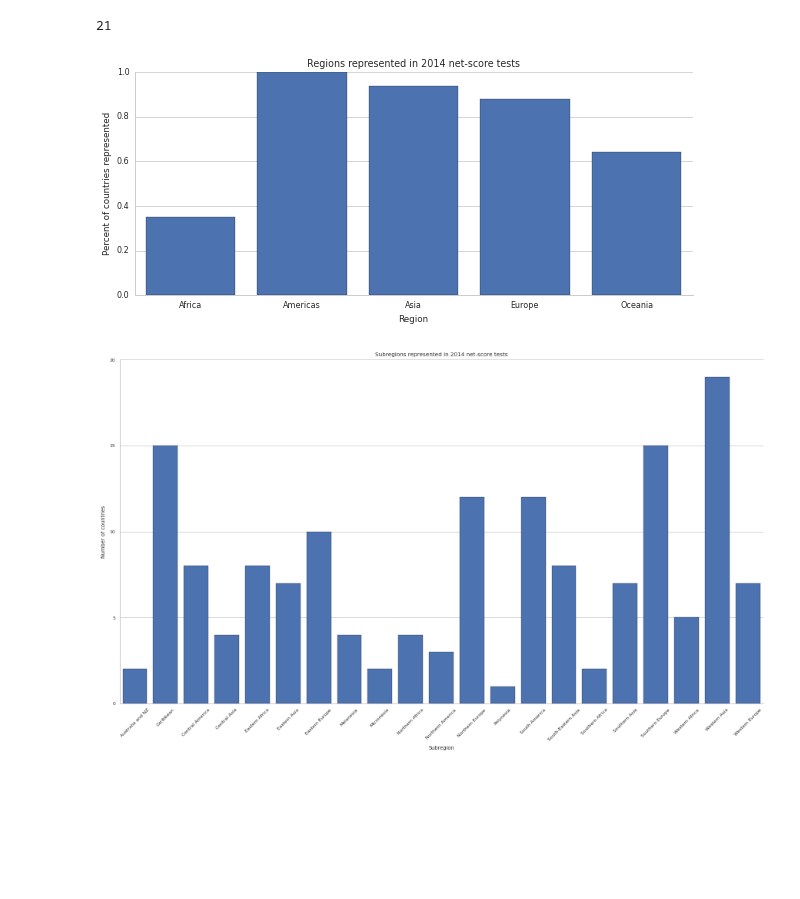
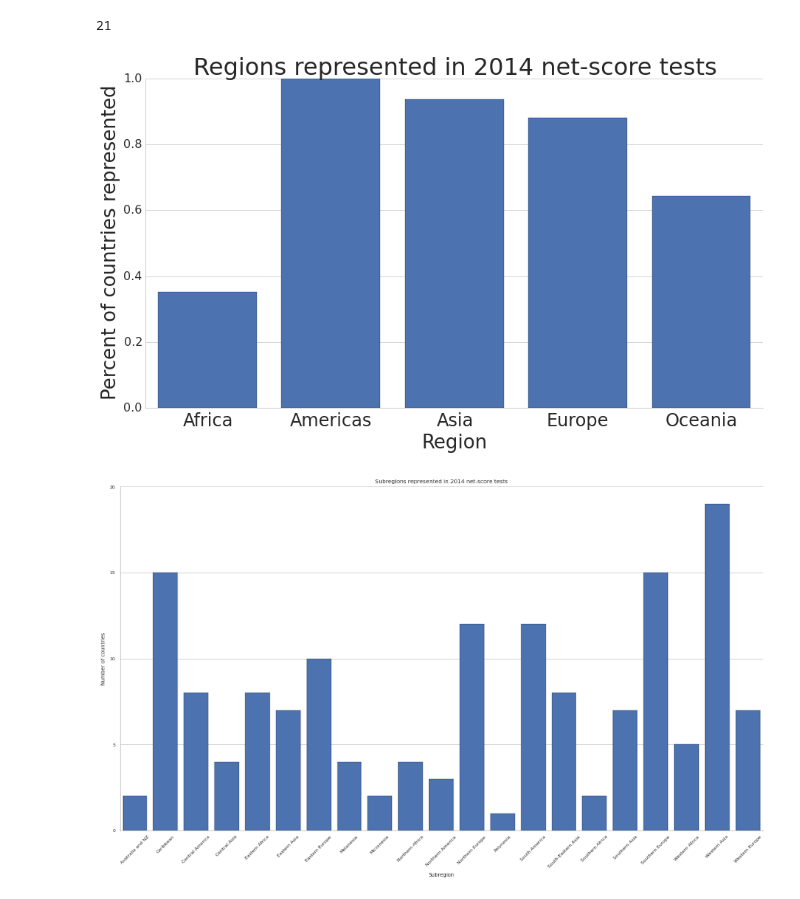
Before and after one commit to amirunpri2018/net-score, a Jupyter notebook: notebooks/Platform_Data-v4.ipynb, the cells around one changed output. Saved outputs shown, nothing was run; the diff lists cells and outputs as text; code cells hidden in the pictures; blank space fills up the shorter version.

```diff
--- a/notebooks/Platform_Data-v4.ipynb
+++ b/notebooks/Platform_Data-v4.ipynb
@@ -125,3 +126,14 @@ platform_df
 | symbian | 1 |
 | nokia_series_40 | 1 |
 | symbian os | 1 |
+# %%
+sns.set(style="whitegrid", context="paper", font_scale = 1.25)
+
+xs = ['windows','linux','mac','ipad','iphone','ipod','ipod touch','blackberry','android','freebsd amd64','nokia_series_40',
+      'symbian','symbian os','playstation 3','nintendo wiiu','other']
+ys = []
+for x in xs:
+    ys.append(platform_df['Number of tests'][x])
+
+print xs
+print ys
@@ -128,10 +143,8 @@ platform_df
 # %%
-sns.set(style="whitegrid", context="paper", font_scale = 1)
+x = np.array(xs)
+y = np.array(ys)
 
-x = np.array(platform_df.index)
-y = np.array(platform_df['Number of tests'].values)
-
-f, ax1 = plt.subplots(1,1, figsize=(12,4))
+f, ax1 = plt.subplots(1,1, figsize=(15,4))
 sns.barplot(x,y, ci=None, ax=ax1)
 sns.axlabel("Platform", "Number of tests (logarithmic scale)")
 ax1.set(yscale="log")
@@ -396,21 +435,21 @@ print len(sregs)
 # %% [output]
 21
 # %%
-sns.set(style="whitegrid", context="paper", font_scale = 1)
+sns.set(style="whitegrid", context="paper", font_scale = 2)
 
 x = np.array(reg_ratios.keys())
 y = np.array(reg_ratios.values())
 
-f, ax1 = plt.subplots(1,1, figsize=(10,4))
+f, ax1 = plt.subplots(1,1, figsize=(15,8))
 sns.barplot(x,y, ci=None, ax=ax1)
-sns.axlabel("Region", "Percent of countries represented")
-ax1.set_title("Regions represented in 2014 net-score tests")
-# locs, labels = plt.xticks()
-# plt.setp(labels, rotation=45)
+sns.axlabel("Region", "Percent of countries represented", fontsize=26)
+ax1.set_title("Regions represented in 2014 net-score tests", fontsize=32)
+locs, labels = plt.xticks()
+plt.setp(labels, fontsize=24)
 
 sns.despine()
 # %% [output]
-[figure, old version]
+[figure, new version]
 # %%
 sns.set(style="whitegrid", context="paper", font_scale = 0.75)
 
```
Also changed, not shown: parts of 5 cells of this notebook, 4 other files.
